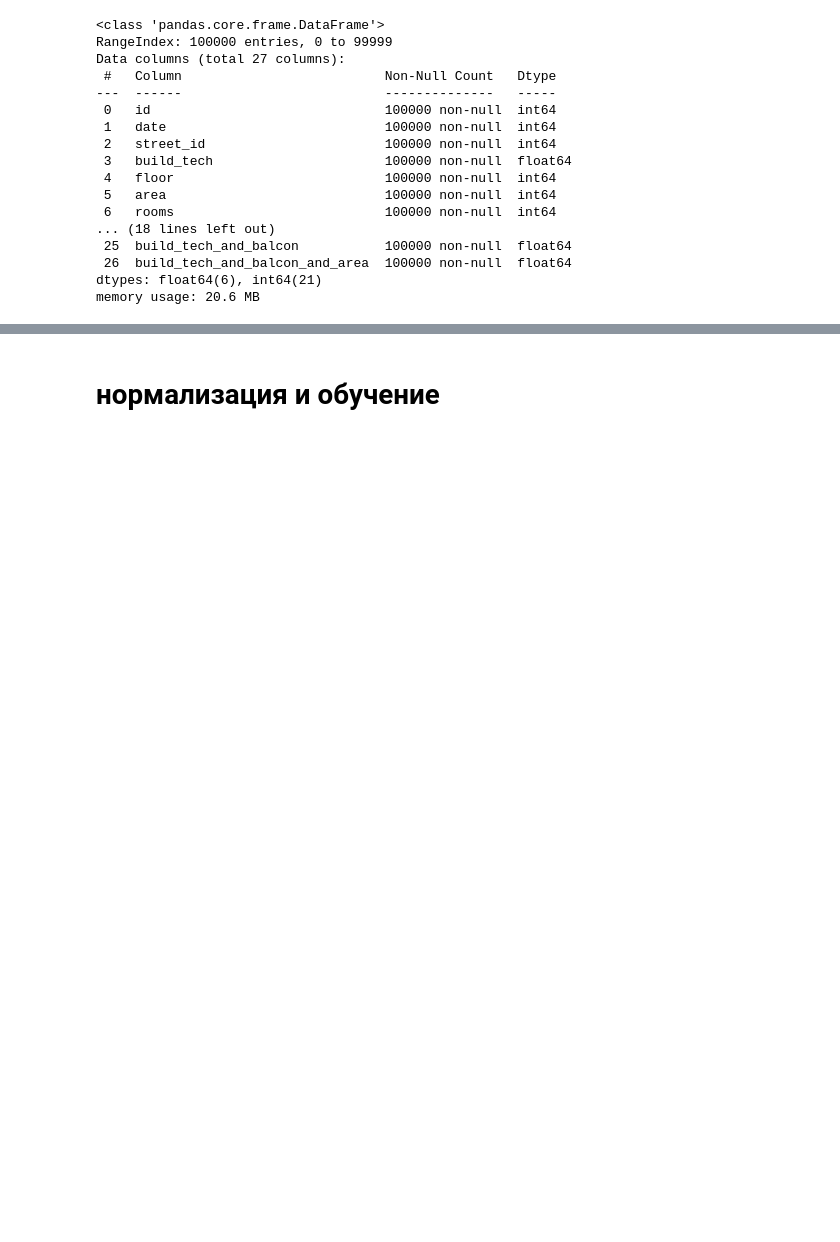
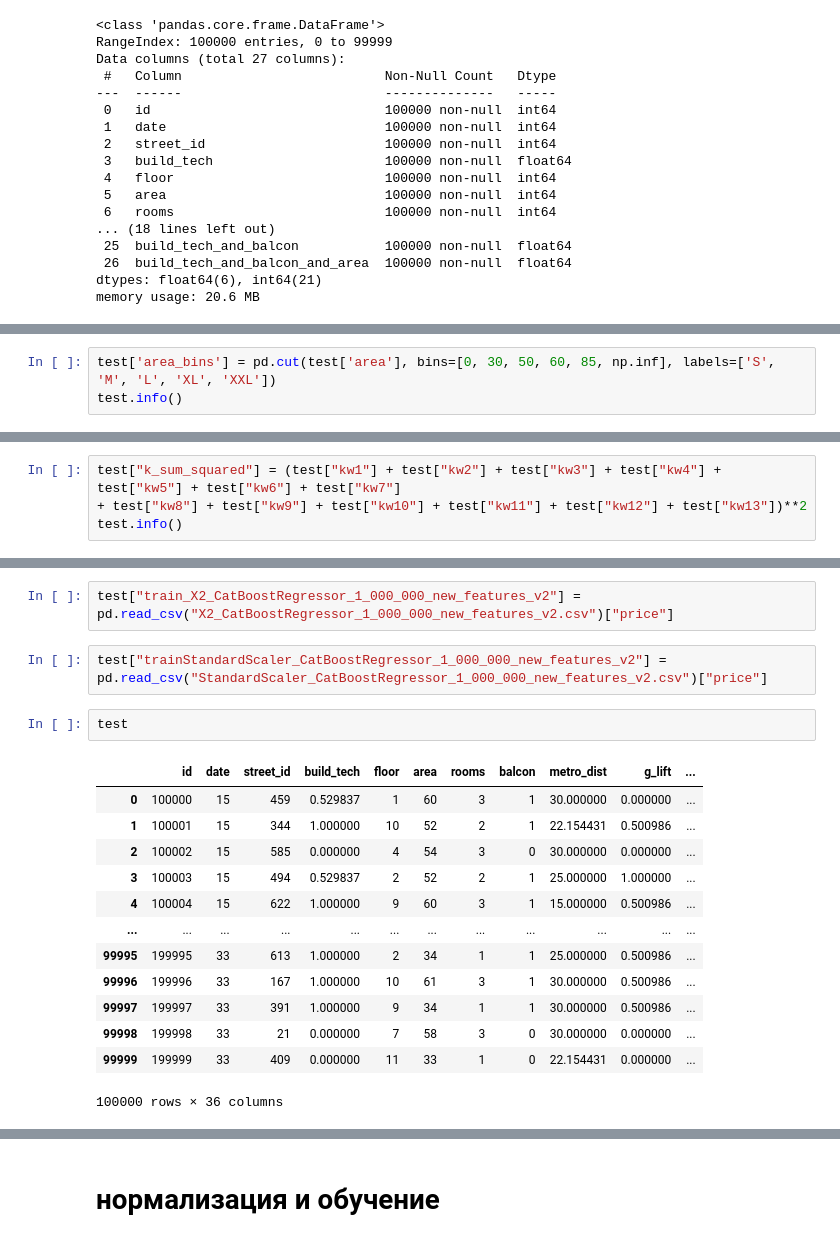
Before and after one commit to ark2016/Technopark-VK-ML-cost-prediction, a Jupyter notebook: first_try_removed.ipynb, the cells around one changed output, grey strips where cells are left out. Drawn from its saved outputs; the diff is of its cells as text; blank space fills up the shorter version.

```diff
--- a/first_try_removed.ipynb
+++ b/first_try_removed.ipynb
@@ -391,0 +610,3 @@ memory usage: 20.6 MB
+# %%
+test['area_bins'] = pd.cut(test['area'], bins=[0, 30, 50, 60, 85, np.inf], labels=['S', 'M', 'L', 'XL', 'XXL'])
+test.info()
@@ -391,0 +653,4 @@ memory usage: 20.6 MB
+# %%
+test["k_sum_squared"] = (test["kw1"] + test["kw2"] + test["kw3"] + test["kw4"] + test["kw5"] + test["kw6"] + test["kw7"]
++ test["kw8"] + test["kw9"] + test["kw10"] + test["kw11"] + test["kw12"] + test["kw13"])**2
+test.info()
@@ -391,0 +764,20 @@ memory usage: 20.6 MB
+# %%
+test["train_X2_CatBoostRegressor_1_000_000_new_features_v2"] = pd.read_csv("X2_CatBoostRegressor_1_000_000_new_features_v2.csv")["price"]
+# %%
+test["trainStandardScaler_CatBoostRegressor_1_000_000_new_features_v2"] = pd.read_csv("StandardScaler_CatBoostRegressor_1_000_000_new_features_v2.csv")["price"]
+# %%
+test
+# %% [output]
+|  | id | date | street_id | build_tech | floor | area | rooms | balcon | metro_dist | g_lift | ... |
+| 0 | 100000 | 15 | 459 | 0.529837 | 1 | 60 | 3 | 1 | 30.000000 | 0.000000 | ... |
+| 1 | 100001 | 15 | 344 | 1.000000 | 10 | 52 | 2 | 1 | 22.154431 | 0.500986 | ... |
+| 2 | 100002 | 15 | 585 | 0.000000 | 4 | 54 | 3 | 0 | 30.000000 | 0.000000 | ... |
+| 3 | 100003 | 15 | 494 | 0.529837 | 2 | 52 | 2 | 1 | 25.000000 | 1.000000 | ... |
+| 4 | 100004 | 15 | 622 | 1.000000 | 9 | 60 | 3 | 1 | 15.000000 | 0.500986 | ... |
+| ... | ... | ... | ... | ... | ... | ... | ... | ... | ... | ... | ... |
+| 99995 | 199995 | 33 | 613 | 1.000000 | 2 | 34 | 1 | 1 | 25.000000 | 0.500986 | ... |
+| 99996 | 199996 | 33 | 167 | 1.000000 | 10 | 61 | 3 | 1 | 30.000000 | 0.500986 | ... |
+| 99997 | 199997 | 33 | 391 | 1.000000 | 9 | 34 | 1 | 1 | 30.000000 | 0.500986 | ... |
+| 99998 | 199998 | 33 | 21 | 0.000000 | 7 | 58 | 3 | 0 | 30.000000 | 0.000000 | ... |
+| 99999 | 199999 | 33 | 409 | 0.000000 | 11 | 33 | 1 | 0 | 22.154431 | 0.000000 | ... |
+100000 rows × 36 columns
```
Also changed, not shown: parts of 67 cells of this notebook.
